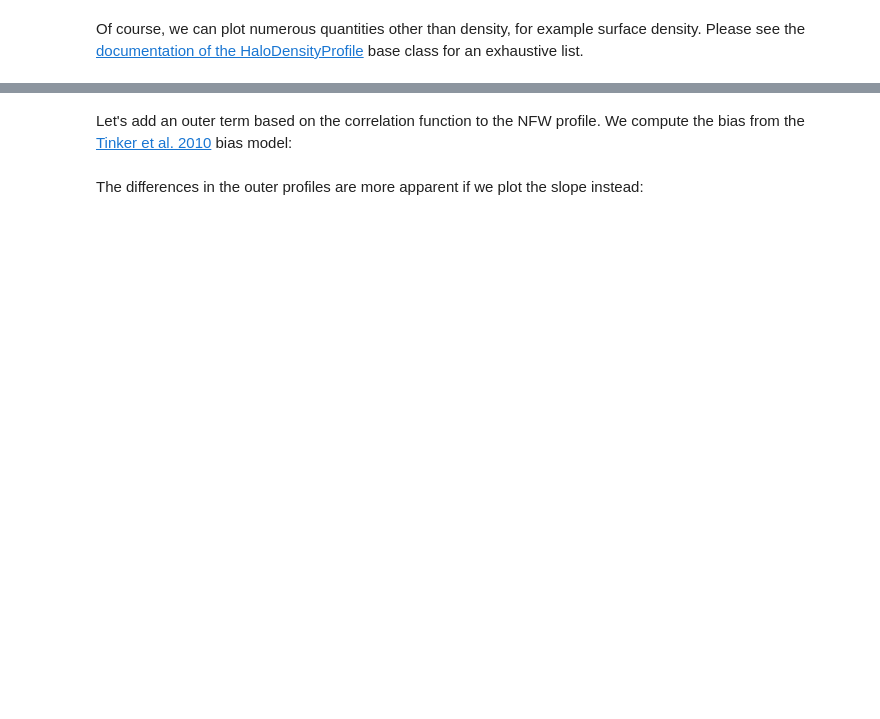
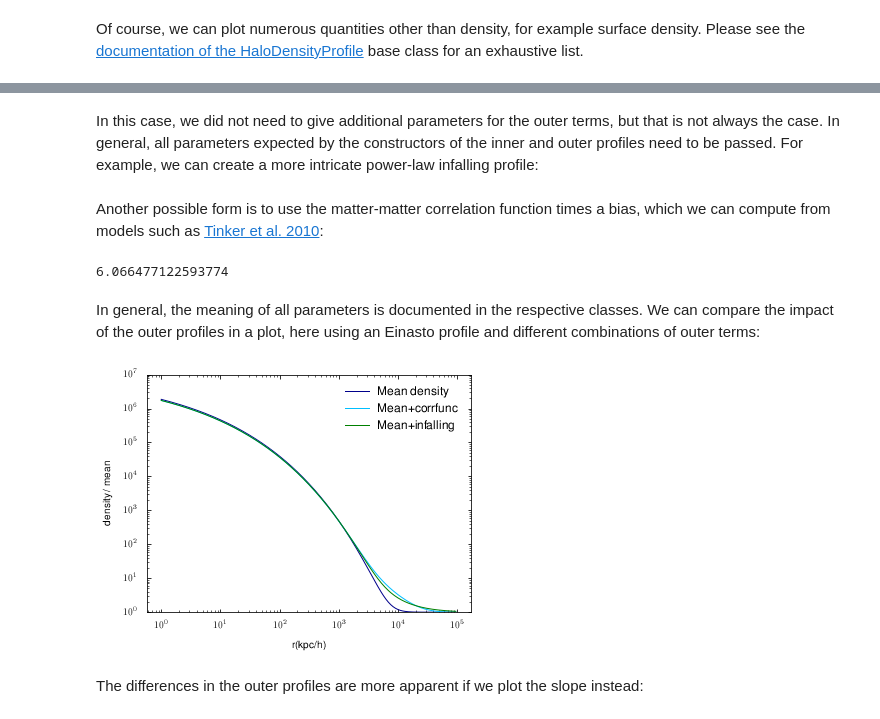
Before and after one commit to Shiriny24/colossus, a Jupyter notebook: tutorials/tutorial_halo_profile.ipynb, the cells around one changed output, grey strips where cells are left out. Cells and saved outputs as stored; diff of their text form; code cells hidden in the pictures; blank space fills up the shorter version.

```diff
--- a/tutorials/tutorial_halo_profile.ipynb
+++ b/tutorials/tutorial_halo_profile.ipynb
@@ -117,0 +114,2 @@ Now let's plot a comparison of the profiles with outer terms:
+# %% [markdown]
+In this case, we did not need to give additional parameters for the outer terms, but that is not always the case. In general, all parameters expected by the constructors of the inner and outer profiles need to be passed. For example, we can create a more intricate power-law infalling profile:
@@ -118,16 +119,30 @@ Now let's plot a comparison of the profiles with outer terms:
+# %% [markdown]
+Another possible form is to use the matter-matter correlation function times a bias, which we can compute from models such as [Tinker et al. 2010](http://adsabs.harvard.edu/abs/2010ApJ...724..878T):
+# %%
+from colossus.lss import bias
+b = bias.haloBias(Mvir, z, 'vir')
+print(b)
+p_bias = profile_composite.compositeProfile('nfw', outer_names = ['cf'], M = Mvir, c = cvir, z = z, mdef = 'vir', bias = b)
+# %% [output]
+6.066477122593774
+# %% [markdown]
+In general, the meaning of all parameters is documented in the respective classes. We can compare the impact of the outer profiles in a plot, here using an Einasto profile and different combinations of outer terms:
 # %%
-rho_nfw = p_nfw.density(r)
-rho_einasto = p_einasto.density(r)
-rho_dk14 = p_dk14.density(r)
+kwargs = dict(M = Mvir, c = cvir, z = z, mdef = 'vir')
+p_mean = profile_composite.compositeProfile('einasto', outer_names = ['mean'], **kwargs)
+p_cf = profile_composite.compositeProfile('einasto', outer_names = ['mean', 'cf'], bias = b, **kwargs)
+p_inf = profile_composite.compositeProfile('einasto', outer_names = ['mean', 'infalling'], pl_delta_1 = 10.0, pl_s = 1.4, **kwargs)
+
+r = 10**np.arange(0,5,0.02)
 
 plt.figure()
 plt.loglog()
 plt.xlabel('r(kpc/h)')
 plt.ylabel('density / mean')
-plt.plot(r, rho_nfw / rho_m, '-', label = 'NFW + outer');
-plt.plot(r, rho_einasto / rho_m, '-', label = 'Einasto');
-plt.plot(r, rho_dk14 / rho_m, '-', label = 'DK14 + outer');
+plt.plot(r, p_mean.density(r) / rho_m, '-', label = 'Mean density');
+plt.plot(r, p_cf.density(r) / rho_m, '-', label = 'Mean+corrfunc');
+plt.plot(r, p_inf.density(r) / rho_m, '-', label = 'Mean+infalling');
 plt.ylim(1E0, 1E7)
 plt.legend();
+# %% [output]
+[figure, added]
-# %% [markdown]
-Let's add an outer term based on the correlation function to the NFW profile. We compute the bias from the [Tinker et al. 2010](http://adsabs.harvard.edu/abs/2010ApJ...724..878T) bias model:
```
Also changed, not shown: parts of 38 cells of this notebook.
